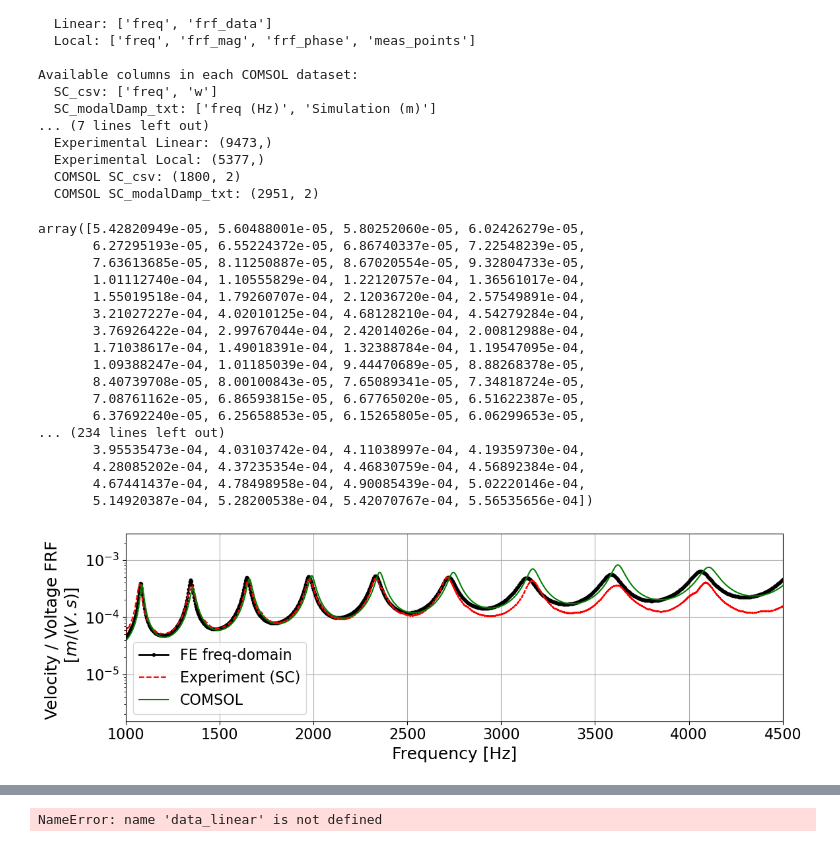
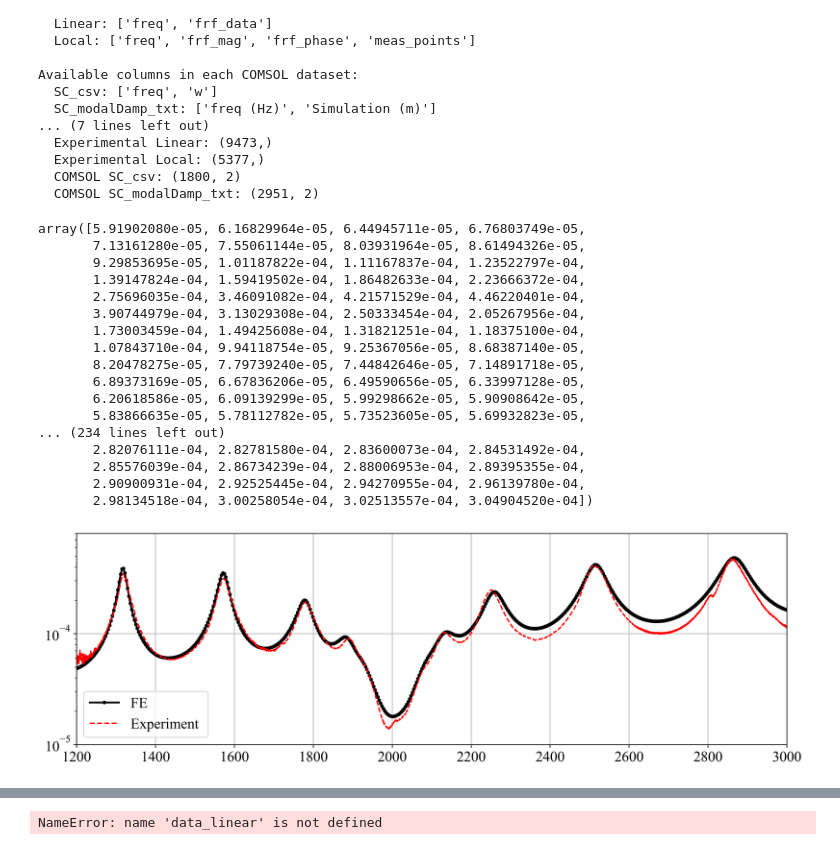
Before and after one commit to nimaet/Modeling, a Jupyter notebook: tasks/FE_studies/basic_linear.ipynb, the cells around one changed output, grey strips where cells are left out. Cells and saved outputs as stored; diff of their text form; code cells hidden in the pictures.

```diff
--- a/tasks/FE_studies/basic_linear.ipynb
+++ b/tasks/FE_studies/basic_linear.ipynb
@@ -37,7 +37,7 @@ from joblib import Parallel, delayed
 import matplotlib.pyplot as plt
 # K_i = 8000*0.928; K_p = 0.015; K_c =e10; R_c = 1e3
 K_i = 1820; K_p = 0.004; K_c = -3e10; R_c = 1e3
-K_i = 0; K_p = 100000; K_c = 0; R_c = 1e3
+# K_i = 0; K_p = 100000; K_c = 0; R_c = 1e3
 # K_i = 0; K_p = 1e-5; K_c = 0; R_c = 1e3
 t_end = 0.005
 f0 = 1000
@@ -338,61 +338,64 @@ Available columns in each COMSOL dataset:
 # %%
 fe_freq_domain['velocity']
 # %% [output]
-array([5.42820949e-05, 5.60488001e-05, 5.80252060e-05, 6.02426279e-05,
-       6.27295193e-05, 6.55224372e-05, 6.86740337e-05, 7.22548239e-05,
-       7.63613685e-05, 8.11250887e-05, 8.67020554e-05, 9.32804733e-05,
-       1.01112740e-04, 1.10555829e-04, 1.22120757e-04, 1.36561017e-04,
-       1.55019518e-04, 1.79260707e-04, 2.12036720e-04, 2.57549891e-04,
-       3.21027227e-04, 4.02010125e-04, 4.68128210e-04, 4.54279284e-04,
-       3.76926422e-04, 2.99767044e-04, 2.42014026e-04, 2.00812988e-04,
-       1.71038617e-04, 1.49018391e-04, 1.32388784e-04, 1.19547095e-04,
-       1.09388247e-04, 1.01185039e-04, 9.44470689e-05, 8.88268378e-05,
-       8.40739708e-05, 8.00100843e-05, 7.65089341e-05, 7.34818724e-05,
-       7.08761162e-05, 6.86593815e-05, 6.67765020e-05, 6.51622387e-05,
-       6.37692240e-05, 6.25658853e-05, 6.15265805e-05, 6.06299653e-05,
+array([5.91902080e-05, 6.16829964e-05, 6.44945711e-05, 6.76803749e-05,
+       7.13161280e-05, 7.55061144e-05, 8.03931964e-05, 8.61494326e-05,
+       9.29853695e-05, 1.01187822e-04, 1.11167837e-04, 1.23522797e-04,
+       1.39147824e-04, 1.59419502e-04, 1.86482633e-04, 2.23666372e-04,
+       2.75696035e-04, 3.46091082e-04, 4.21571529e-04, 4.46220401e-04,
+       3.90744979e-04, 3.13029308e-04, 2.50333454e-04, 2.05267956e-04,
+       1.73003459e-04, 1.49425608e-04, 1.31821251e-04, 1.18375100e-04,
+       1.07843710e-04, 9.94118754e-05, 9.25367056e-05, 8.68387140e-05,
+       8.20478275e-05, 7.79739240e-05, 7.44842646e-05, 7.14891718e-05,
+       6.89373169e-05, 6.67836206e-05, 6.49590656e-05, 6.33997128e-05,
+       6.20618586e-05, 6.09139299e-05, 5.99298662e-05, 5.90908642e-05,
+       5.83866635e-05, 5.78112782e-05, 5.73523605e-05, 5.69932823e-05,
 ... (234 lines left out)
-       3.95535473e-04, 4.03103742e-04, 4.11038997e-04, 4.19359730e-04,
-       4.28085202e-04, 4.37235354e-04, 4.46830759e-04, 4.56892384e-04,
-       4.67441437e-04, 4.78498958e-04, 4.90085439e-04, 5.02220146e-04,
-       5.14920387e-04, 5.28200538e-04, 5.42070767e-04, 5.56535656e-04])
+       2.82076111e-04, 2.82781580e-04, 2.83600073e-04, 2.84531492e-04,
+       2.85576039e-04, 2.86734239e-04, 2.88006953e-04, 2.89395355e-04,
+       2.90900931e-04, 2.92525445e-04, 2.94270955e-04, 2.96139780e-04,
+       2.98134518e-04, 3.00258054e-04, 3.02513557e-04, 3.04904520e-04])
 # %%
 
 # %matplotlib widget
 
 plt.figure(figsize=(12, 4))
-plt.semilogy(fe_freq_domain['freq'], fe_freq_domain['velocity']/1.2, 'k.-', lw=2, label='FE freq-domain')
+plt.semilogy(fe_freq_domain['freq'], fe_freq_domain['velocity']/1.2, 'k.-', lw=2, label='FE ')
 # plt.semilogy(fe_time_domain['freq'], fe_time_domain['frf']/1.2, '.-', label='FE time-domain')
 # Experimental data (uncomment as needed)
 # plt.semilogy(exp_data["OC"]["freq"], np.mean(exp_data["OC"]["frf_data"], axis=1)#/exp_data["OC"]["frf_mag"][:, -3]
 #              , 'r--', label='Experiment (OC)')
 
 subset = (exp_data["SC2"]["freq"] <= 800)
-plt.semilogy(exp_data["SC"]["freq"], np.mean(exp_data["SC"]["frf_mag"], axis=1)#/exp_data["SC"]["frf_mag"][:, -3]
-             , 'r--', label='Experiment (SC)')
-plt.semilogy(exp_data["SC2"]["freq"][subset], np.mean(exp_data["SC2"]["frf_mag"][subset, :], axis=1)*20#/np.mean(exp_data["SC2"]["frf_mag"][:, -4:]**2, axis=1)**0.5
-             , 'r--'
-            #  , label='Experiment (SC2)'
-             )
-# plt.semilogy(exp_data["Linear"]["freq"], np.mean(exp_data["Linear"]["frf_data"], axis=1), 'r--', label='Experiment ')
+# plt.semilogy(exp_data["SC"]["freq"], np.mean(exp_data["SC"]["frf_mag"], axis=1)#/exp_data["SC"]["frf_mag"][:, -3]
+#              , 'r--', label='Experiment (SC)')
+# plt.semilogy(exp_data["SC2"]["freq"][subset], np.mean(exp_data["SC2"]["frf_mag"][subset, :], axis=1)*20#/np.mean(exp_data["SC2"]["frf_mag"][:, -4:]**2, axis=1)**0.5
+#              , 'r--'
+#             #  , label='Experiment (SC2)'
+#              )
+plt.semilogy(exp_data["Linear"]["freq"], np.mean(exp_data["Linear"]["frf_data"], axis=1), 'r--', label='Experiment ')
 # plt.semilogy(exp_data["Local"]["freq"], np.mean(exp_data["Local"]["frf_mag"]*20, axis=1), 'b--', label='Experiment local ')
 # COMSOL reference (uncomment if available)
-plt.semilogy(comsol_data["SC_modalDamp_txt"]['freq (Hz)'], 1.2*comsol_data["SC_modalDamp_txt"]['Simulation (m)']*2*np.pi*comsol_data["SC_modalDamp_txt"]['freq (Hz)'], 'g-', label='COMSOL')
+# plt.semilogy(comsol_data["SC_modalDamp_txt"]['freq (Hz)'], 1.2*comsol_data["SC_modalDamp_txt"]['Simulation (m)']*2*np.pi*comsol_data["SC_modalDamp_txt"]['freq (Hz)'], 'g-', label='COMSOL')
 
-plt.xlabel('Frequency [Hz]')
-plt.ylabel('Velocity / Voltage FRF \n $[m/(V.s)]$')
+# plt.xlabel('Frequency [Hz]')
+# plt.ylabel('Velocity / Voltage FRF \n $[m/(V.s)]$')
 plt.xlim([f0, f1])
+plt.xlim([1200, 3000])
 plt.grid(True)
 plt.legend()
 plt.tight_layout()
-# plt.ylim([1e-5, 8e-4])
+plt.ylim([1e-5, 8e-4])
 plt.rcParams.update({
-	"font.size": 9*2,
-	"axes.labelsize": 9*2,
-	"xtick.labelsize": 8*2,
-	"ytick.labelsize": 8*2,
-	"legend.fontsize": 8*2,
+    "font.size": 16,
+    "axes.labelsize": 16,
+    "xtick.labelsize": 16,
+    "ytick.labelsize": 16,
+    "legend.fontsize": 16,
+    "figure.dpi": 600,
+    "font.family": "serif",
+    "font.serif": "Times New Roman",
 })
-
 plt.show()
 # %% [output]
-[figure, old version]
+[figure, new version]
```
Also changed, not shown: parts of 5 cells of this notebook, 16 other files.
